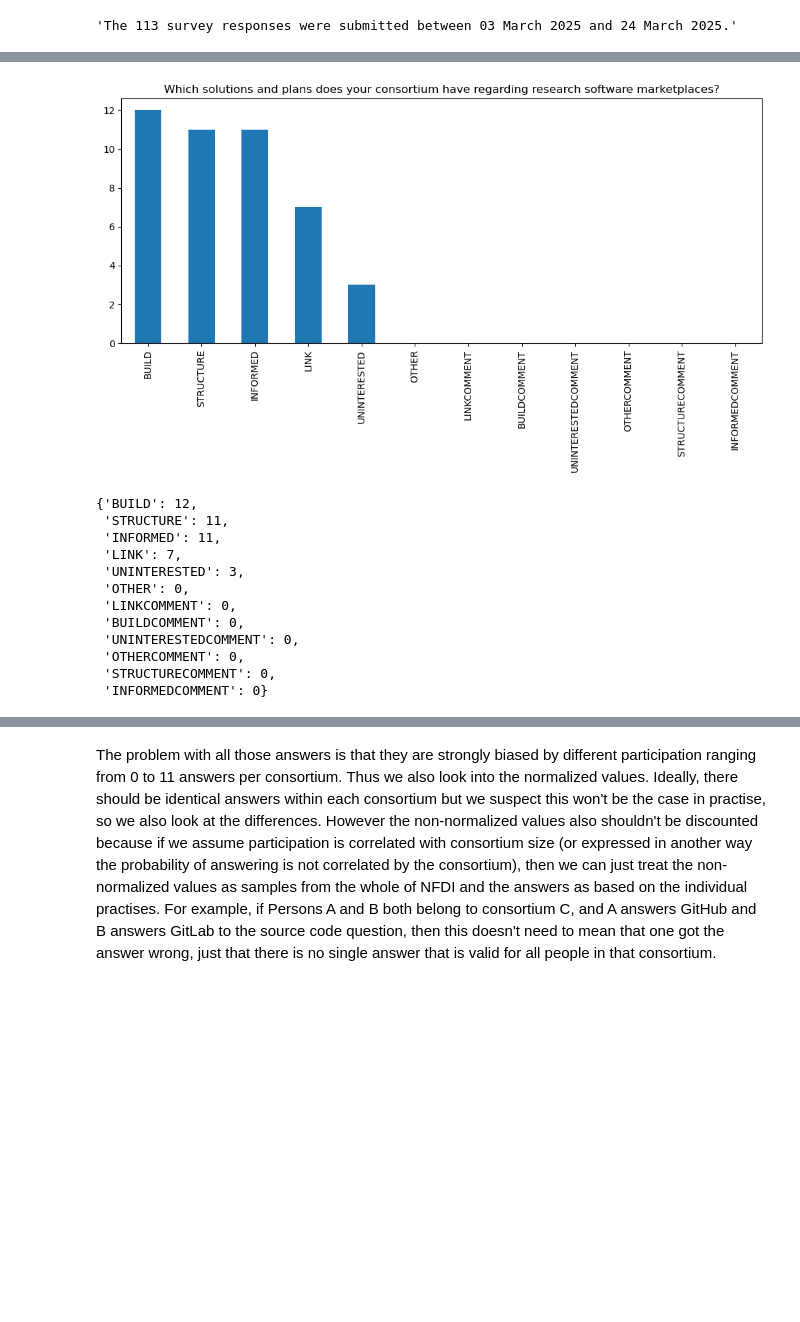
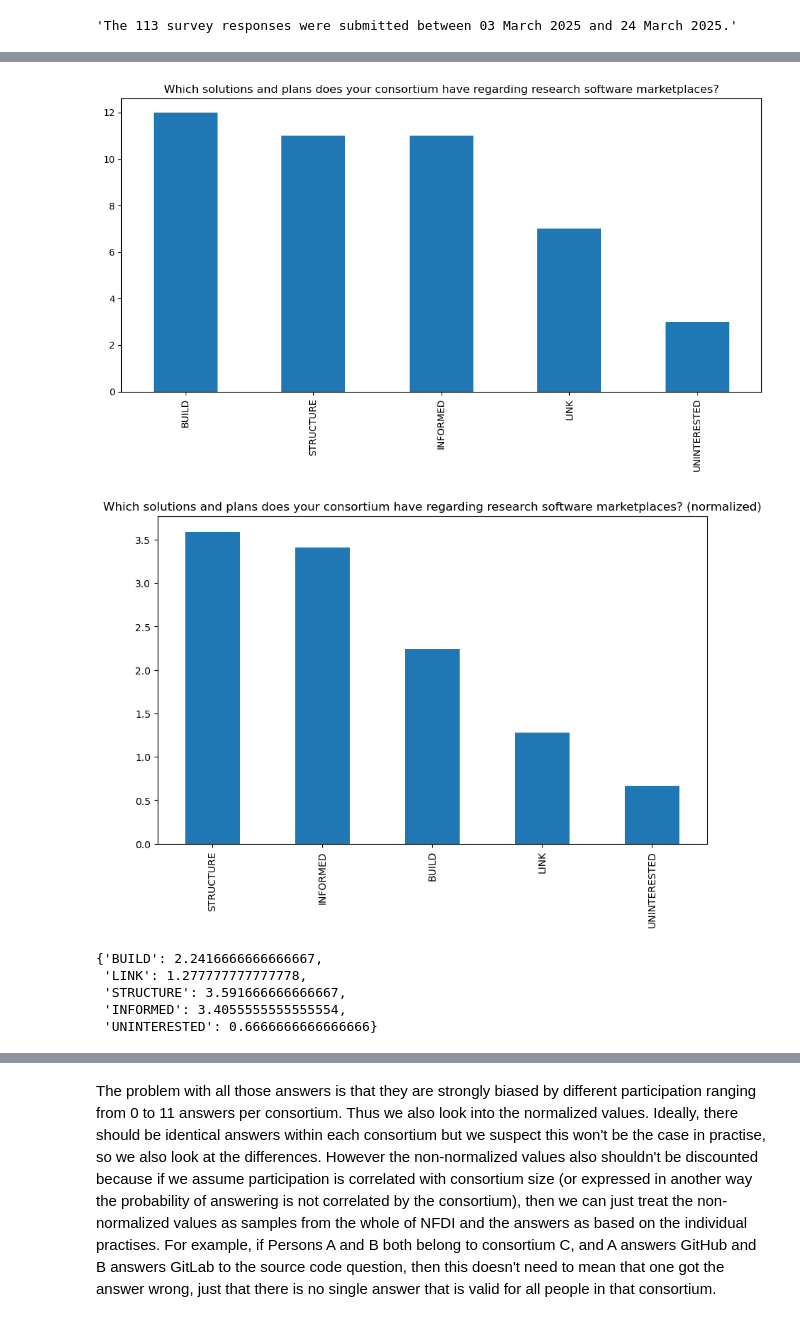
Before and after one commit to KonradHoeffner/softwaresurvey, a Jupyter notebook: results.ipynb, the cells around one changed output, grey strips where cells are left out. Drawn from its saved outputs; the diff is of its cells as text; code cells hidden in the pictures; blank space fills up the shorter version.

```diff
--- a/results.ipynb
+++ b/results.ipynb
@@ -22,7 +26,7 @@ display("The "+str(len(df))+" survey responses were submitted between "+mindate.
 # %%
 def col_count(prefix,title):
     # prevent aggregate column from being aggregated with itself
-    cols = {col for col in df.columns if isinstance(col, str) and col.startswith(prefix) and not "other" in col and col!=prefix}
+    cols = {col for col in df.columns if isinstance(col, str) and col.startswith(prefix) and not "other" in col and not "comment" in col and col!=prefix}
     counts = {}
     df[prefix] = [set() for _ in range(len(df))]
     aggregate = df[prefix]
@@ -60,6 +64,7 @@ def col_count(prefix,title):
     plt.tight_layout()
     plt.show()
     return sorted_counts
+
 cons_count = col_count("consortium","Which consortium do you report the solutions for?")
 
 #display(df["consortium"])
@@ -71,25 +76,32 @@ def col_count_normalize(prefix,title):
     # aggregated consortium values created by calling col_count("consortium",...) first
     cons = df["consortium"]
     #display(cons)
+
     normalized_counts = {}
-    col = prefix
+    aggregated = df[prefix]
     #for col in cols:
             #new_col_name = re.sub(prefix+r"\[(.*)\]", lambda m: m.group(1).upper(), col)
             #counts = int((df[col] == 'Y').sum())
-    for index, value in df[col].items():
-            normalized = 0
-            if value == 'Y':
+    for index, values in aggregated.items():
+            # using the aggregated column where the values are a set
+            # alternatively we could also use the non-aggregated columns
+            for value in values:
+                if not value in normalized_counts:
+                    normalized_counts[value] = 0
                 consortia = cons.at[index]
+                # ignore answers which did not specify a consortium, alternatively one could also assign a constant value to them
                 if len(consortia)>0:
-                    display(consortia)
-                    weights = list(map(lambda c: cons_count[c],consortia))
-                    weight = sum(weights)
-                    normalized = 1/weight
-            normalized_counts[index] = normalized
-    pd.Series(normalized_counts).plot(kind='bar', figsize=(10, 6), rot=90, title=title)
+                    #display(consortia)
+                    weights = list(map(lambda c: 1/cons_count[c],consortia))
+                    weight = sum(weights)/len(weights)
+                    normalized_counts[value] += weight
+
+    sorted_counts  = dict(sorted(normalized_counts.items(), key=lambda item: item[1], reverse=True))
+    pd.Series(sorted_counts).plot(kind='bar', figsize=(10, 6), rot=90, title=title+" (normalized)")
     plt.tight_layout()
     plt.show()
     return normalized_counts
 
-#col_count_normalize("consortium","Normalize test, should be 1")
+# normalizing consoritium on itself does not produce helpful insights but we can verify that it works because the scores should all be 1 or close to it depending on how we treat special cases
+col_count_normalize("consortium","Normalize test, should be around 1")
 # %% [output]
@@ -117,18 +139,13 @@ col_count("role","What are your roles in the consortium?")
 # %%
 col_count("solutions","Which solutions and plans does your consortium have regarding research software marketplaces?")
+col_count_normalize("solutions","Which solutions and plans does your consortium have regarding research software marketplaces?")
 # %% [output]
-[figure, old version]
+[figure, new version]
+[figure, added]
-{'BUILD': 12,
- 'STRUCTURE': 11,
- 'INFORMED': 11,
- 'LINK': 7,
- 'UNINTERESTED': 3,
- 'OTHER': 0,
- 'LINKCOMMENT': 0,
- 'BUILDCOMMENT': 0,
- 'UNINTERESTEDCOMMENT': 0,
- 'OTHERCOMMENT': 0,
- 'STRUCTURECOMMENT': 0,
- 'INFORMEDCOMMENT': 0}
+{'BUILD': 2.2416666666666667,
+ 'LINK': 1.277777777777778,
+ 'STRUCTURE': 3.591666666666667,
+ 'INFORMED': 3.4055555555555554,
+ 'UNINTERESTED': 0.6666666666666666}
 # %%
 col_count("sustain","How do you intend to ensure the sustainability (maintaining usability and further development) of the services and software developed or utilized in your consortium?")
```
Also changed, not shown: parts of 8 cells of this notebook.
